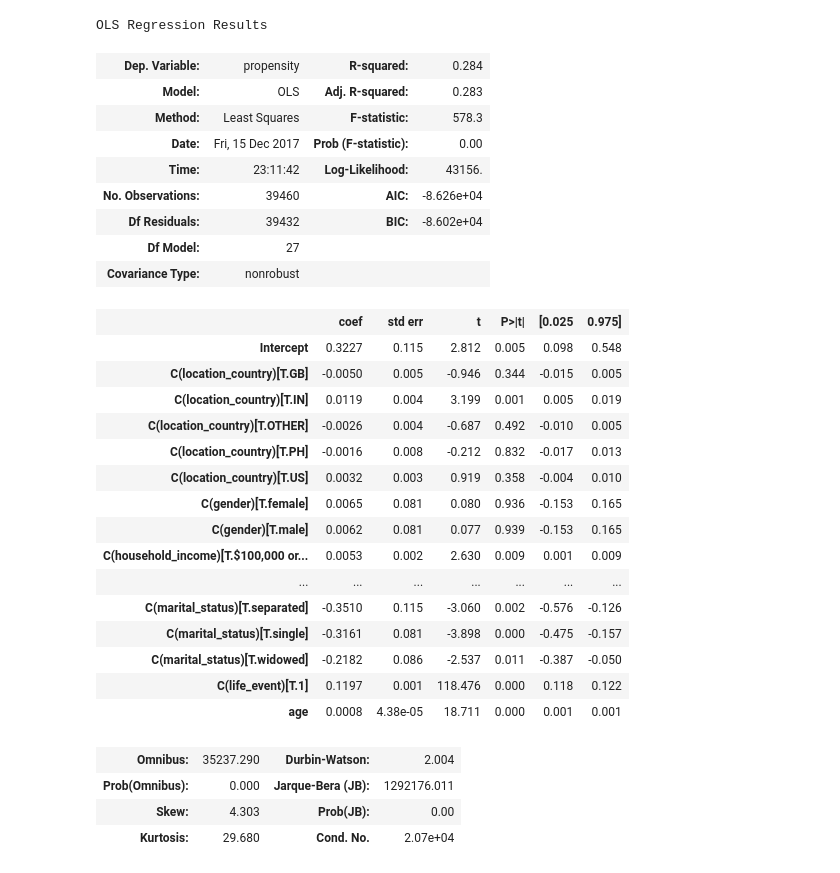
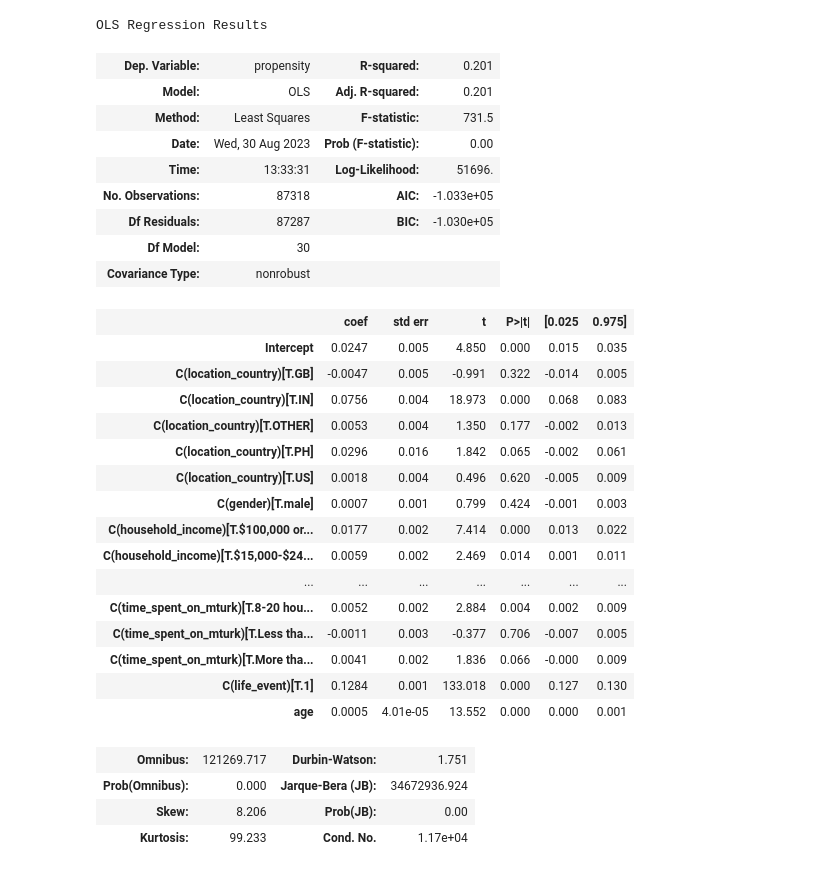
Before and after one commit to ipeirotis/mturk_demographics, a Jupyter notebook: 6_demographics_bias.ipynb, the cells around one changed output. Drawn from its saved outputs; the diff is of its cells as text; code cells hidden in the pictures.

```diff
--- a/6_demographics_bias.ipynb
+++ b/6_demographics_bias.ipynb
@@ -0,0 +10,9 @@
+# %%
+# df=df.dropna()
+grouped_size = df.groupby(['worker_id','hit_answered_date','gender','household_income','household_size','location_country','time_spent_on_mturk','marital_status','year_of_birth']).transform('size')
+# Map the group sizes to the original DataFrame based on index
+df['count'] = grouped_size
+
+# Display the dataset with the new "row_count" column
+print(len(df['worker_id'].unique()))
+print(df['count'].value_counts())
@@ -0,0 +26,4 @@
+# %%
+# Add a new column for 'worker_id' counts
+df['participation'] = df['worker_id'].map(df['worker_id'].value_counts())
+print(len(df['worker_id'].unique()))
@@ -0,0 +32,8 @@
+# %%
+df= df[['worker_id','gender','household_income','household_size','location_country','marital_status','year_of_birth','time_spent_on_mturk','count','participation']]
+
+#dem_df = df.drop_duplicates()
+dem_df = df.drop_duplicates(subset=['worker_id'])
+
+dem_df=dem_df.dropna()
+print(len(dem_df))
@@ -9,19 +59,20 @@ import pandas as pd
 ##    - participation: number of submissions
 ##  if count <> participation, worker changed his reponses (participation - count) times
 
-dem_df = pd.read_csv("demographics_preprocessed.csv")
+# dem_df = pd.read_csv("demographics_preprocessed.csv")
 
 dem_df["household_income"]=dem_df["household_income"].astype("category")
 dem_df["household_size"]=dem_df["household_size"].astype("category")
 dem_df["location_country"]=dem_df["location_country"].astype("category")
 dem_df["marital_status"]=dem_df["marital_status"].astype("category")
 dem_df["year_of_birth"]=dem_df["year_of_birth"].astype(int)
+dem_df["time_spent_on_mturk"]=dem_df["time_spent_on_mturk"].astype("category")
 
 dem_df['propensity'] = dem_df['participation']/29
 dem_df['life_event'] = dem_df['count']!= dem_df['participation']
 dem_df['life_event'] = dem_df['life_event'].apply(lambda x : 1 if x else 0)
 dem_df['location_country'] = dem_df['location_country'].apply(lambda x : x if x in ['US','IN','CA','GB','PH'] else 'OTHER')
-dem_df['age'] = 2017 - dem_df['year_of_birth']
+dem_df['age'] = 2023 - dem_df['year_of_birth']
 
 len(dem_df)
 # %% [output]
@@ -29,39 +80,39 @@ len(dem_df)
 # %%
 import math
 import statsmodels.formula.api as sm
 
-formula = "propensity ~ C(location_country) + C(gender) +  C(household_income)+ C(household_size) + C(marital_status) + age + C(life_event)"
+formula = "propensity ~ C(location_country) + C(gender) +  C(household_income)+ C(household_size) + C(marital_status) + C(time_spent_on_mturk)+ age + C(life_event)"
 
 result = sm.ols(formula=formula, data=dem_df).fit()
 result.summary()
 # %% [output]
 OLS Regression Results
-| Dep. Variable: | propensity | R-squared: | 0.284 |
-| Model: | OLS | Adj. R-squared: | 0.283 |
-| Method: | Least Squares | F-statistic: | 578.3 |
-| Date: | Fri, 15 Dec 2017 | Prob (F-statistic): | 0.00 |
-| Time: | 23:11:42 | Log-Likelihood: | 43156. |
-| No. Observations: | 39460 | AIC: | -8.626e+04 |
-| Df Residuals: | 39432 | BIC: | -8.602e+04 |
-| Df Model: | 27 |  |  |
+| Dep. Variable: | propensity | R-squared: | 0.201 |
+| Model: | OLS | Adj. R-squared: | 0.201 |
+| Method: | Least Squares | F-statistic: | 731.5 |
+| Date: | Wed, 30 Aug 2023 | Prob (F-statistic): | 0.00 |
+| Time: | 13:33:31 | Log-Likelihood: | 51696. |
+| No. Observations: | 87318 | AIC: | -1.033e+05 |
+| Df Residuals: | 87287 | BIC: | -1.030e+05 |
+| Df Model: | 30 |  |  |
 | Covariance Type: | nonrobust |  |  |
 |  | coef | std err | t | P>|t| | [0.025 | 0.975] |
-| Intercept | 0.3227 | 0.115 | 2.812 | 0.005 | 0.098 | 0.548 |
-| C(location_country)[T.GB] | -0.0050 | 0.005 | -0.946 | 0.344 | -0.015 | 0.005 |
-| C(location_country)[T.IN] | 0.0119 | 0.004 | 3.199 | 0.001 | 0.005 | 0.019 |
-| C(location_country)[T.OTHER] | -0.0026 | 0.004 | -0.687 | 0.492 | -0.010 | 0.005 |
-| C(location_country)[T.PH] | -0.0016 | 0.008 | -0.212 | 0.832 | -0.017 | 0.013 |
-| C(location_country)[T.US] | 0.0032 | 0.003 | 0.919 | 0.358 | -0.004 | 0.010 |
-| C(gender)[T.female] | 0.0065 | 0.081 | 0.080 | 0.936 | -0.153 | 0.165 |
-| C(gender)[T.male] | 0.0062 | 0.081 | 0.077 | 0.939 | -0.153 | 0.165 |
-| C(household_income)[T.$100,000 or... | 0.0053 | 0.002 | 2.630 | 0.009 | 0.001 | 0.009 |
+| Intercept | 0.0247 | 0.005 | 4.850 | 0.000 | 0.015 | 0.035 |
+| C(location_country)[T.GB] | -0.0047 | 0.005 | -0.991 | 0.322 | -0.014 | 0.005 |
+| C(location_country)[T.IN] | 0.0756 | 0.004 | 18.973 | 0.000 | 0.068 | 0.083 |
+| C(location_country)[T.OTHER] | 0.0053 | 0.004 | 1.350 | 0.177 | -0.002 | 0.013 |
+| C(location_country)[T.PH] | 0.0296 | 0.016 | 1.842 | 0.065 | -0.002 | 0.061 |
+| C(location_country)[T.US] | 0.0018 | 0.004 | 0.496 | 0.620 | -0.005 | 0.009 |
+| C(gender)[T.male] | 0.0007 | 0.001 | 0.799 | 0.424 | -0.001 | 0.003 |
+| C(household_income)[T.$100,000 or... | 0.0177 | 0.002 | 7.414 | 0.000 | 0.013 | 0.022 |
+| C(household_income)[T.$15,000-$24... | 0.0059 | 0.002 | 2.469 | 0.014 | 0.001 | 0.011 |
 | ... | ... | ... | ... | ... | ... | ... |
-| C(marital_status)[T.separated] | -0.3510 | 0.115 | -3.060 | 0.002 | -0.576 | -0.126 |
-| C(marital_status)[T.single] | -0.3161 | 0.081 | -3.898 | 0.000 | -0.475 | -0.157 |
-| C(marital_status)[T.widowed] | -0.2182 | 0.086 | -2.537 | 0.011 | -0.387 | -0.050 |
-| C(life_event)[T.1] | 0.1197 | 0.001 | 118.476 | 0.000 | 0.118 | 0.122 |
-| age | 0.0008 | 4.38e-05 | 18.711 | 0.000 | 0.001 | 0.001 |
+| C(time_spent_on_mturk)[T.8-20 hou... | 0.0052 | 0.002 | 2.884 | 0.004 | 0.002 | 0.009 |
+| C(time_spent_on_mturk)[T.Less tha... | -0.0011 | 0.003 | -0.377 | 0.706 | -0.007 | 0.005 |
+| C(time_spent_on_mturk)[T.More tha... | 0.0041 | 0.002 | 1.836 | 0.066 | -0.000 | 0.009 |
+| C(life_event)[T.1] | 0.1284 | 0.001 | 133.018 | 0.000 | 0.127 | 0.130 |
+| age | 0.0005 | 4.01e-05 | 13.552 | 0.000 | 0.000 | 0.001 |
-| Omnibus: | 35237.290 | Durbin-Watson: | 2.004 |
-| Prob(Omnibus): | 0.000 | Jarque-Bera (JB): | 1292176.011 |
-| Skew: | 4.303 | Prob(JB): | 0.00 |
-| Kurtosis: | 29.680 | Cond. No. | 2.07e+04 |
+| Omnibus: | 121269.717 | Durbin-Watson: | 1.751 |
+| Prob(Omnibus): | 0.000 | Jarque-Bera (JB): | 34672936.924 |
+| Skew: | 8.206 | Prob(JB): | 0.00 |
+| Kurtosis: | 99.233 | Cond. No. | 1.17e+04 |
```
Also changed, not shown: parts of 11 cells of this notebook.
